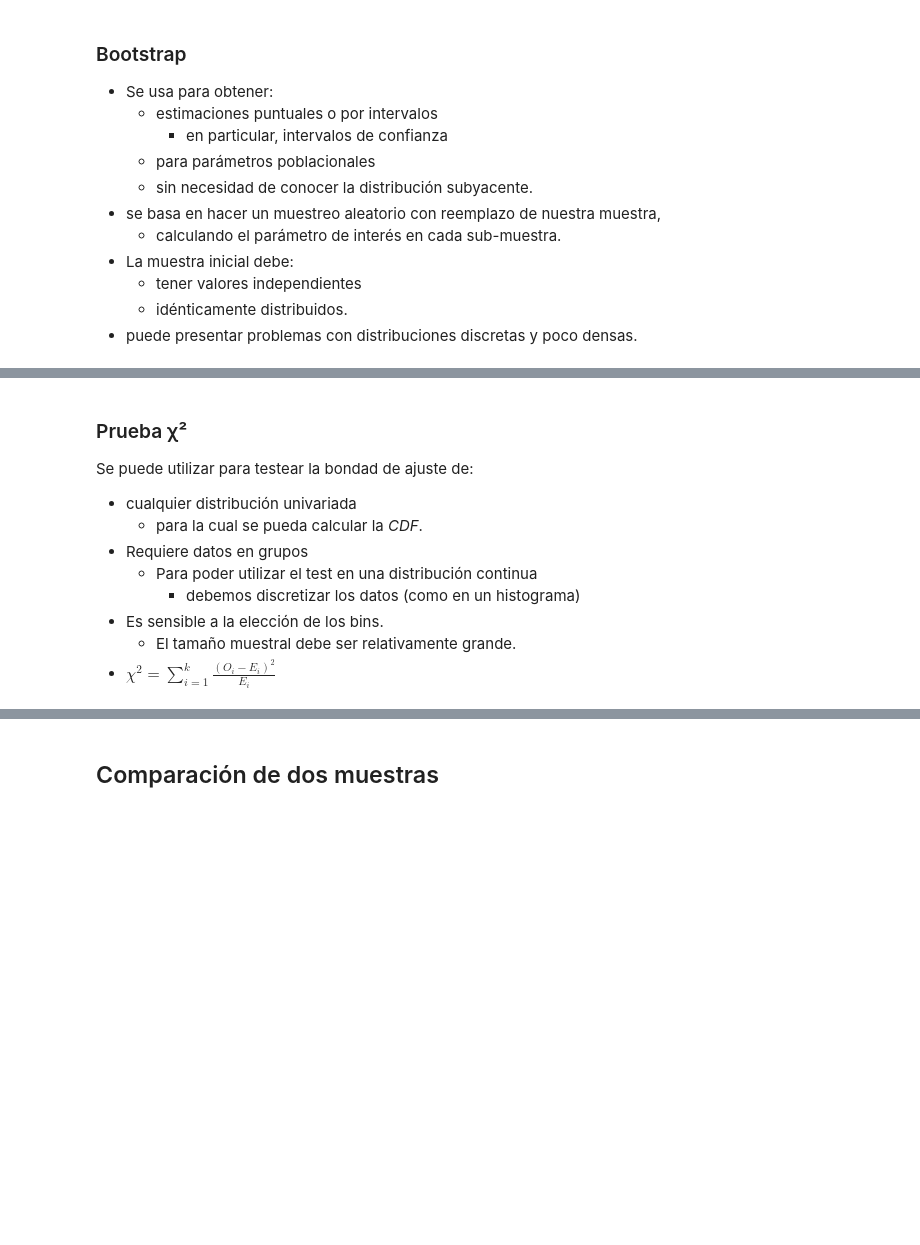
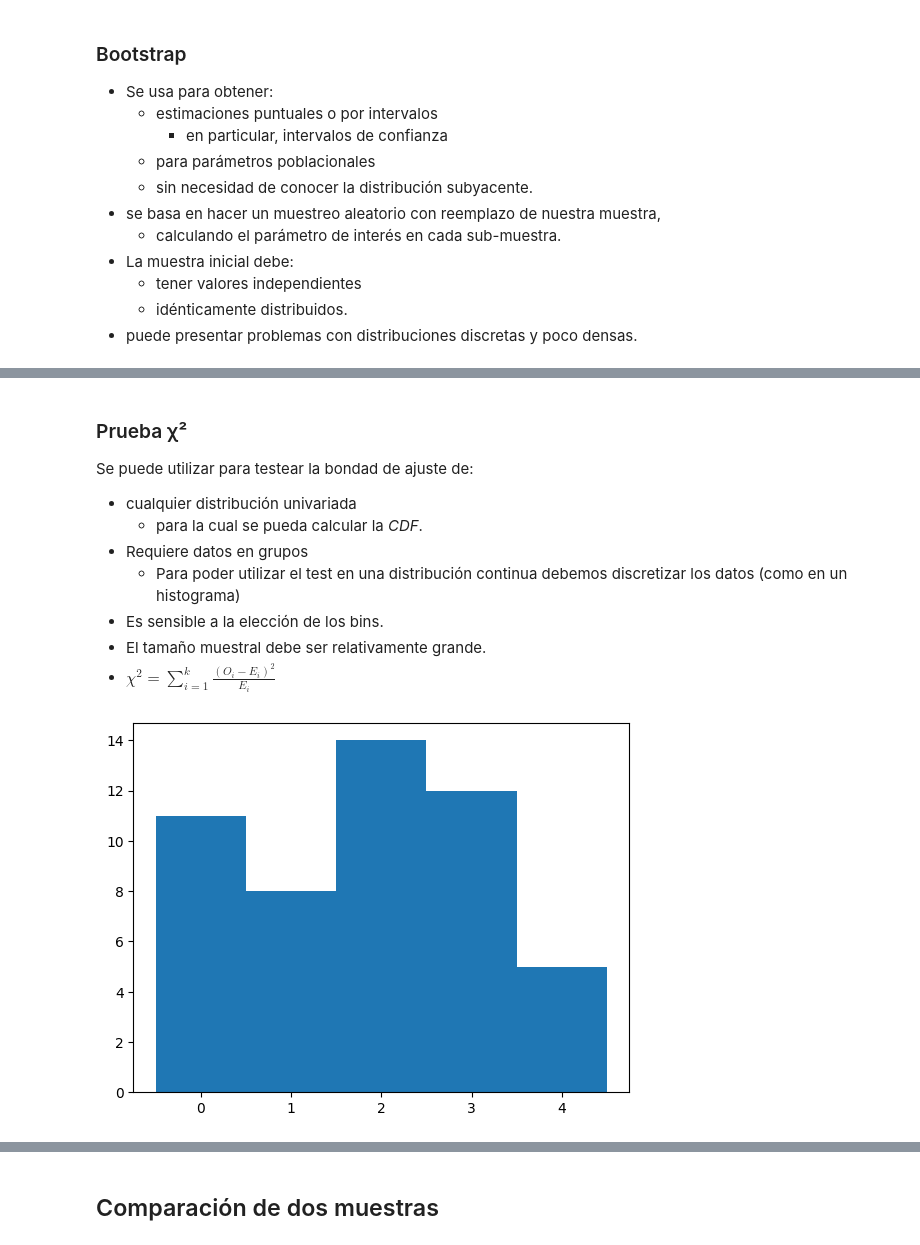
Before and after one commit to javieriserte/qualitative-data-course, a Jupyter notebook: classes/C01.4.PruebaDeHipotesis.ipynb, the cells around one changed output, grey strips where cells are left out. Drawn from its saved outputs; the diff is of its cells as text; code cells hidden in the pictures; blank space fills up the shorter version.

```diff
--- a/classes/C01.4.PruebaDeHipotesis.ipynb
+++ b/classes/C01.4.PruebaDeHipotesis.ipynb
@@ -342,17 +343,29 @@ Se puede utilizar para testear la bondad de ajuste de:
   - para la cual se pueda calcular la *CDF*.
 - Requiere datos en grupos
   - Para poder utilizar el test en una distribución continua
-    - debemos discretizar los datos (como en un histograma)
+    debemos discretizar los datos (como en un histograma)
 - Es sensible a la elección de los bins.
-  - El tamaño muestral debe ser relativamente grande.
+- El tamaño muestral debe ser relativamente grande.
 - $ χ^{2} = \sum_{i=1}^{k}{\frac{(O_i - E_i)^{2}}{E_i}} $
 # %%
 import scipy.stats as st
 import matplotlib.pyplot as plt
 import numpy as np
 
-observed = st.binom.rvs(n=10, p=0.05, size = 1000)
-_= plt.hist(observed, bins = 5)
+observed = st.binom.rvs(n=10, p=0.2, size = 50)
+
+values = np.unique(observed)
+values.sort()
+mval = max(values)
+
+_ = plt.hist(
+  observed,
+  bins = range(mval+1),
+  width = 1,
+  align = "left"
+)
+# %% [output]
+[figure, added]
 # %%
 obs_cdf = st.cumfreq(
   observed,
```
Also changed, not shown: parts of 12 cells of this notebook.
